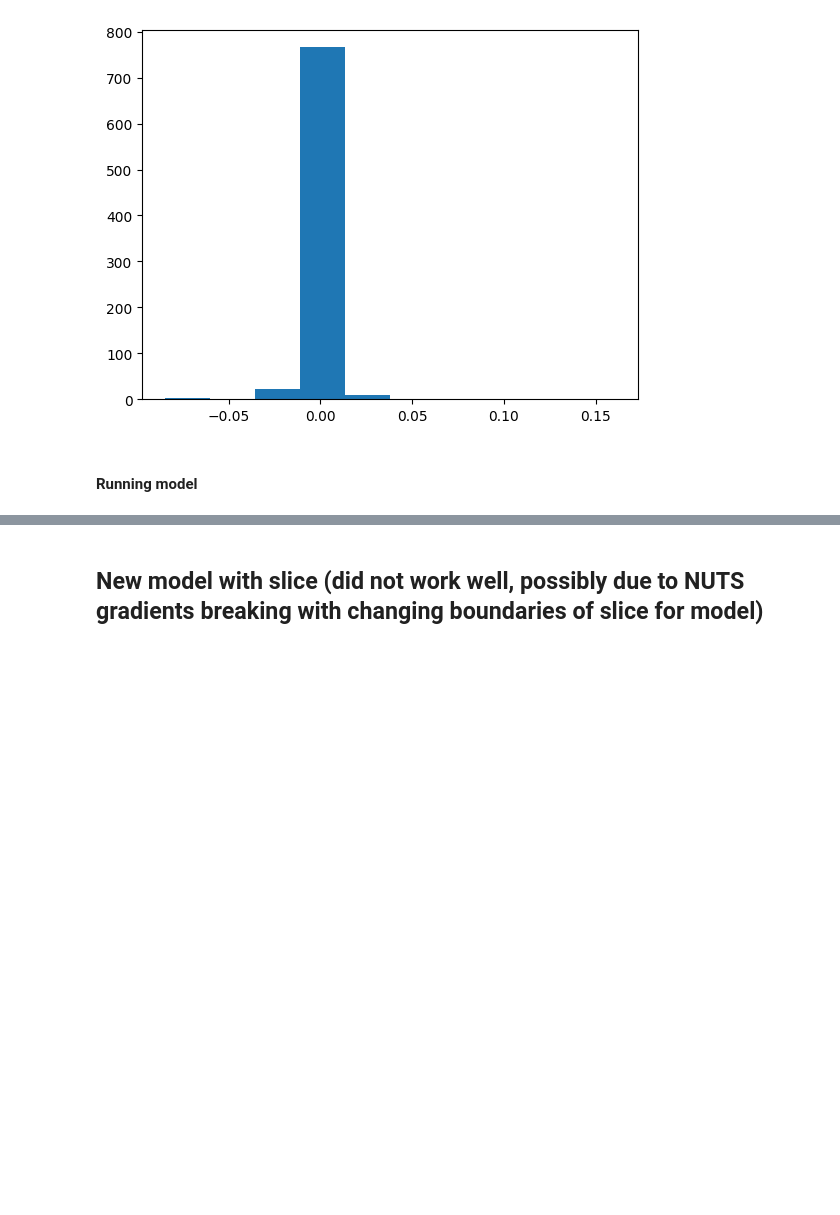
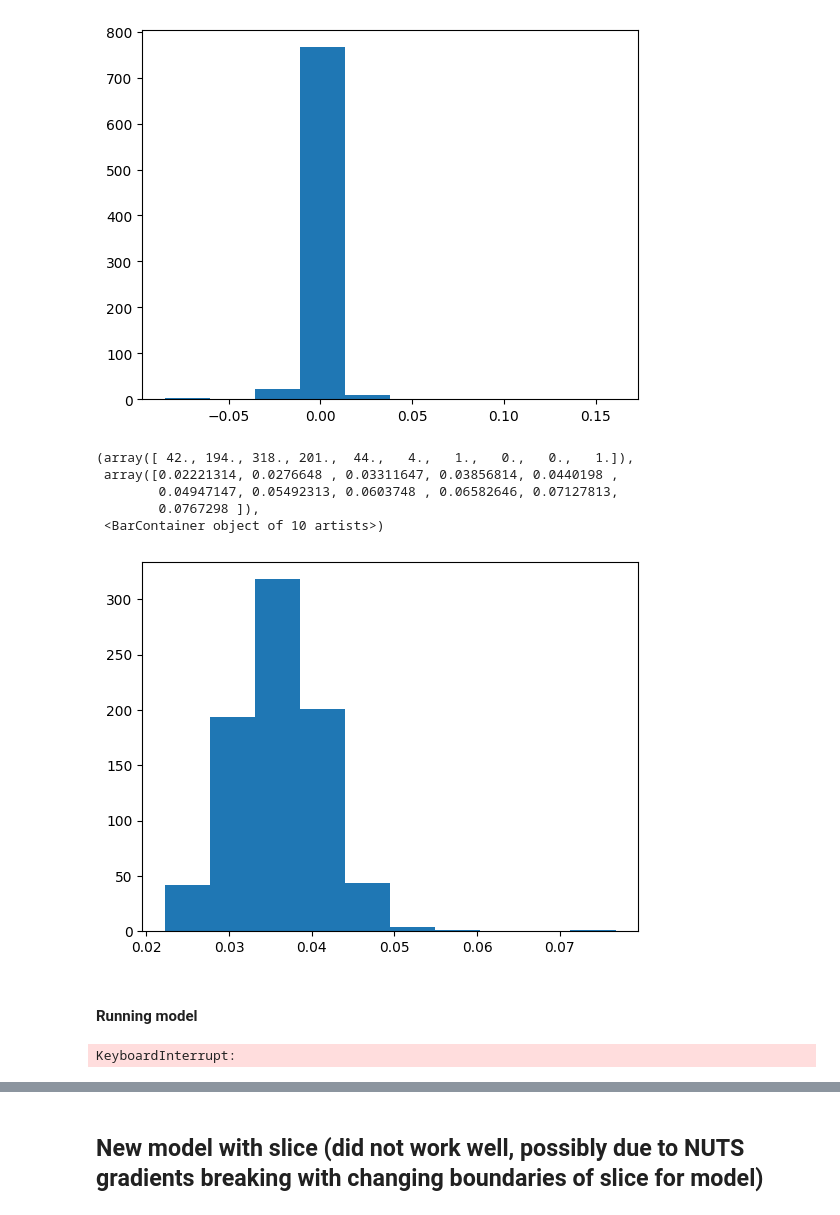
Before and after one commit to HarrisonS-Phys/FRBayes, a Jupyter notebook: frb_bayesian_analysis.ipynb, the cells around one changed output, grey strips where cells are left out. Drawn from its saved outputs; the diff is of its cells as text; code cells hidden in the pictures; blank space fills up the shorter version.

```diff
--- a/frb_bayesian_analysis.ipynb
+++ b/frb_bayesian_analysis.ipynb
@@ -611,3 +658,12 @@ plt.hist(noise_median_estimates)
+# %%
+plt.hist(sigma_estimates)
+# %% [output]
+(array([ 42., 194., 318., 201.,  44.,   4.,   1.,   0.,   0.,   1.]),
+ array([0.02221314, 0.0276648 , 0.03311647, 0.03856814, 0.0440198 ,
+        0.04947147, 0.05492313, 0.0603748 , 0.06582646, 0.07127813,
+        0.0767298 ]),
+ <BarContainer object of 10 artists>)
+[figure, added]
 # %% [markdown]
 #### Running model
 # %%
@@ -620 +686,12 @@ samples = mcmc.get_samples()
+# %%
+samples = mcmc.get_samples()
+extra = mcmc.get_extra_fields(group_by_chain=True)
+
+# Add them to your idata
+mcmc_data = az.from_dict(
+    posterior=samples,
+    sample_stats=extra
+)
+# %% [output]
+KeyboardInterrupt:
 # %%
```
Also changed, not shown: parts of 15 cells of this notebook.
